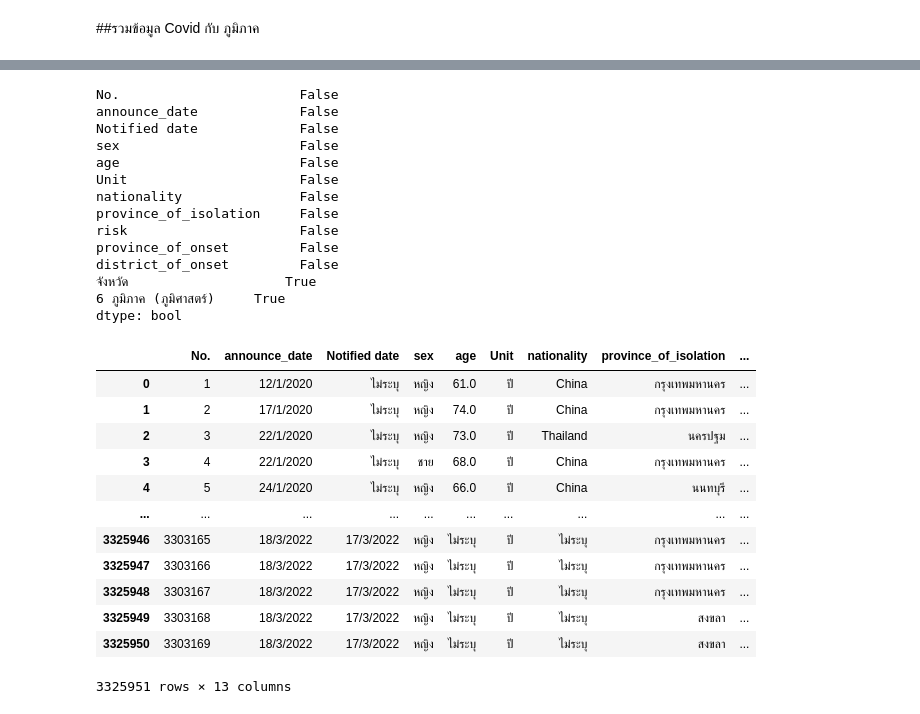
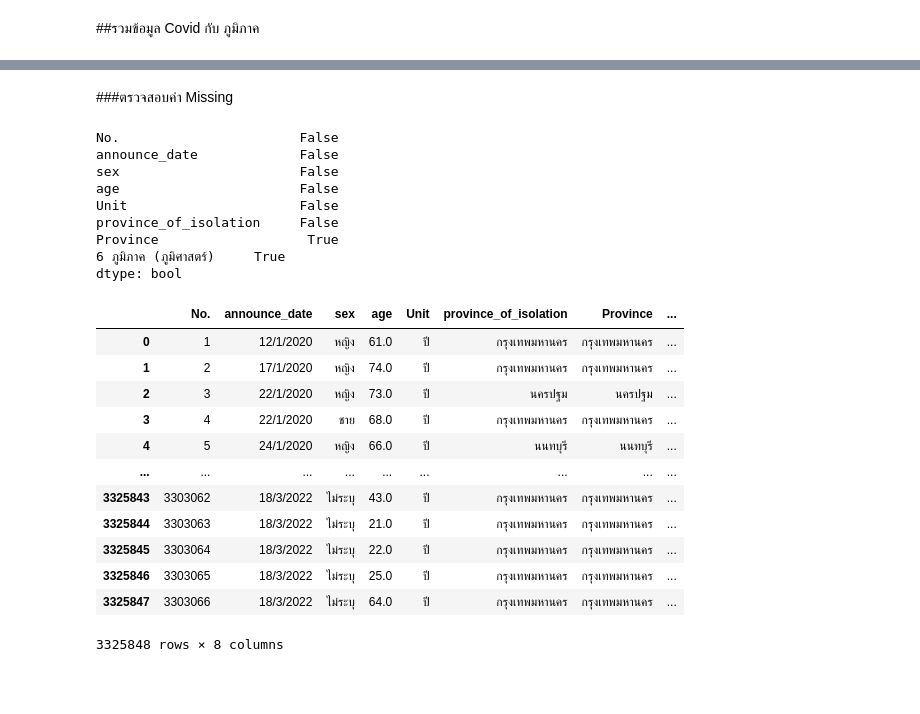
Before and after one commit to Wanita-8943/data_viz_2022, a Jupyter notebook: Project_Dinosaur.ipynb, the cells around one changed output, grey strips where cells are left out. Drawn from its saved outputs; the diff is of its cells as text; code cells hidden in the pictures; blank space fills up the shorter version.

```diff
--- a/Project_Dinosaur.ipynb
+++ b/Project_Dinosaur.ipynb
@@ -195,0 +213,3 @@ dtype: bool
+# %%
+#ทำข้อมูลให้เหมือนกัน
+Covid['province_of_isolation'].replace({'กทม':'กรุงเทพมหานคร','ขอนแก่น\xa0':'ขอนแก่น', 'ภููเก็ต':'ภูเก็ต'}, inplace=True)
@@ -195,0 +237,3 @@ dtype: bool
+# %%
+datacovid_dropped = Covid.dropna() #drop ค่าว่างออกจากตาราง
+datacovid_dropped
@@ -196,7 +256,7 @@ dtype: bool
 # %%
-data_thai = {'จังหวัด': ['อำนาจเจริญ', 'บึงกาฬ', 'บุรีรัมย์', 'ชัยภูมิ', 'กาฬสินธุ์', 'ขอนแก่น', 'เลย', 'มหาสารคาม', 'มุกดาหาร', 'นครพนม', 'นครราชสีมา', 'หนองบัวลำภู', 'หนองคาย', 'ร้อยเอ็ด', 'สกลนคร', 'ศรีสะเกษ', 'สุรินทร์', 'อุบลราชธานี', 'อุดรธานี', 'ยโสธร','เชียงใหม่', 'เชียงราย', 'ลำปาง', 'ลำพูน', 'แม่ฮ่องสอน', 'น่าน', 'พะเยา', 'แพร่', 'อุตรดิตถ์','ตาก','สุโขทัย', 'พิษณุโลก', 'พิจิตร', 'กำแพงเพชร', 'เพชรบูรณ์','นครสวรรค์', 'อุทัยธานี','อ่างทอง', 'ชัยนาท', 'พระนครศรีอยุธยา', 'กรุงเทพมหานคร', 'ลพบุรี', 'นครปฐม', 'นนทบุรี', 'ปทุมธานี', 'สมุทรปราการ','สมุทรสาคร', 'สมุทรสงคราม','สระบุรี', 'สิงห์บุรี', 'สุพรรณบุรี','นครนายก','ฉะเชิงเทรา', 'จันทบุรี', 'ชลบุรี', 'ปราจีนบุรี', 'ระยอง', 'สระแก้ว', 'ตราด','กาญจนบุรี', 'ราชบุรี','เพชรบุรี', 'ประจวบคีรีขันธ์','ชุมพร', 'นครศรีธรรมราช', 'นราธิวาส', 'ปัตตานี', 'พัทลุง', 'สงขลา', 'สุราษฎร์ธานี', 'ยะลา','กระบี่', 'พังงา', 'ภูเก็ต', 'ระนอง', 'สตูล', 'ตรัง'],
+data_region = {'Province': ['อำนาจเจริญ', 'บึงกาฬ', 'บุรีรัมย์', 'ชัยภูมิ', 'กาฬสินธุ์', 'ขอนแก่น', 'เลย', 'มหาสารคาม', 'มุกดาหาร', 'นครพนม', 'นครราชสีมา', 'หนองบัวลำภู', 'หนองคาย', 'ร้อยเอ็ด', 'สกลนคร', 'ศรีสะเกษ', 'สุรินทร์', 'อุบลราชธานี', 'อุดรธานี', 'ยโสธร','เชียงใหม่', 'เชียงราย', 'ลำปาง', 'ลำพูน', 'แม่ฮ่องสอน', 'น่าน', 'พะเยา', 'แพร่', 'อุตรดิตถ์','ตาก','สุโขทัย', 'พิษณุโลก', 'พิจิตร', 'กำแพงเพชร', 'เพชรบูรณ์','นครสวรรค์', 'อุทัยธานี','อ่างทอง', 'ชัยนาท', 'พระนครศรีอยุธยา', 'กรุงเทพมหานคร', 'ลพบุรี', 'นครปฐม', 'นนทบุรี', 'ปทุมธานี', 'สมุทรปราการ','สมุทรสาคร', 'สมุทรสงคราม','สระบุรี', 'สิงห์บุรี', 'สุพรรณบุรี','นครนายก','ฉะเชิงเทรา', 'จันทบุรี', 'ชลบุรี', 'ปราจีนบุรี', 'ระยอง', 'สระแก้ว', 'ตราด','กาญจนบุรี', 'ราชบุรี','เพชรบุรี', 'ประจวบคีรีขันธ์','ชุมพร', 'นครศรีธรรมราช', 'นราธิวาส', 'ปัตตานี', 'พัทลุง', 'สงขลา', 'สุราษฎร์ธานี', 'ยะลา','กระบี่', 'พังงา', 'ภูเก็ต', 'ระนอง', 'สตูล', 'ตรัง'],
             '6 ภูมิภาค (ภูมิศาสตร์)': ['ตะวันออกเฉียงเหนือ','ตะวันออกเฉียงเหนือ','ตะวันออกเฉียงเหนือ','ตะวันออกเฉียงเหนือ','ตะวันออกเฉียงเหนือ','ตะวันออกเฉียงเหนือ','ตะวันออกเฉียงเหนือ','ตะวันออกเฉียงเหนือ','ตะวันออกเฉียงเหนือ','ตะวันออกเฉียงเหนือ','ตะวันออกเฉียงเหนือ','ตะวันออกเฉียงเหนือ','ตะวันออกเฉียงเหนือ','ตะวันออกเฉียงเหนือ','ตะวันออกเฉียงเหนือ','ตะวันออกเฉียงเหนือ','ตะวันออกเฉียงเหนือ','ตะวันออกเฉียงเหนือ','ตะวันออกเฉียงเหนือ','ตะวันออกเฉียงเหนือ','เหนือ','เหนือ','เหนือ','เหนือ','เหนือ','เหนือ','เหนือ','เหนือ','เหนือ','ตะวันตก','กลาง','กลาง','กลาง','กลาง','กลาง','กลาง','กลาง','กลาง','กลาง','กลาง','กลาง','กลาง','กลาง','กลาง','กลาง','กลาง','กลาง','กลาง','กลาง','กลาง','กลาง','กลาง','ตะวันออก','ตะวันออก','ตะวันออก','ตะวันออก','ตะวันออก','ตะวันออก','ตะวันออก','ตะวันตก','ตะวันตก','ตะวันตก','ตะวันตก','ใต้','ใต้','ใต้','ใต้','ใต้','ใต้','ใต้','ใต้','ใต้','ใต้','ใต้','ใต้','ใต้','ใต้']
 }
-Region = pd.DataFrame.from_dict(data_thai)
-Region #แสดงตาราง Region
+data_region = pd.DataFrame.from_dict(data_region)
+data_region #แสดงตาราง Region
 # %% [output]
@@ -280,6 +348,6 @@ passenger_new
 # %% [markdown]
 ##รวมข้อมูล Covid กับ ภูมิภาค
 # %%
-Co_re = Covid.merge(Region,how='left',left_on='province_of_isolation',right_on = 'จังหวัด')
-Co_re
+covid_re = datacovid_dropped.merge(data_region,how='left',left_on='province_of_isolation',right_on = 'Province')
+covid_re
 # %% [output]
@@ -299,34 +367,31 @@ Co_re
+# %% [markdown]
+###ตรวจสอบค่า Missing
 # %%
-Co_re.isnull().any()
+covid_re.isnull().any()
 # %% [output]
 No.                       False
 announce_date             False
-Notified date             False
 sex                       False
 age                       False
 Unit                      False
-nationality               False
 province_of_isolation     False
-risk                      False
-province_of_onset         False
-district_of_onset         False
-จังหวัด                    True
+Province                   True
 6 ภูมิภาค (ภูมิศาสตร์)     True
 dtype: bool
 # %%
-Co_re = Co_re.fillna(value={'จังหวัด':'ไม่ระบุ','6 ภูมิภาค (ภูมิศาสตร์)':'ไม่ระบุ'})
-Co_re
+covid_re = covid_re.fillna(value={'จังหวัด':'ไม่ระบุ','6 ภูมิภาค (ภูมิศาสตร์)':'ไม่ระบุ'})
+covid_re
 # %% [output]
-|  | No. | announce_date | Notified date | sex | age | Unit | nationality | province_of_isolation | ... |
-| 0 | 1 | 12/1/2020 | ไม่ระบุ | หญิง | 61.0 | ปี | China | กรุงเทพมหานคร | ... |
-| 1 | 2 | 17/1/2020 | ไม่ระบุ | หญิง | 74.0 | ปี | China | กรุงเทพมหานคร | ... |
-| 2 | 3 | 22/1/2020 | ไม่ระบุ | หญิง | 73.0 | ปี | Thailand | นครปฐม | ... |
-| 3 | 4 | 22/1/2020 | ไม่ระบุ | ชาย | 68.0 | ปี | China | กรุงเทพมหานคร | ... |
-| 4 | 5 | 24/1/2020 | ไม่ระบุ | หญิง | 66.0 | ปี | China | นนทบุรี | ... |
-| ... | ... | ... | ... | ... | ... | ... | ... | ... | ... |
-| 3325946 | 3303165 | 18/3/2022 | 17/3/2022 | หญิง | ไม่ระบุ | ปี | ไม่ระบุ | กรุงเทพมหานคร | ... |
-| 3325947 | 3303166 | 18/3/2022 | 17/3/2022 | หญิง | ไม่ระบุ | ปี | ไม่ระบุ | กรุงเทพมหานคร | ... |
-| 3325948 | 3303167 | 18/3/2022 | 17/3/2022 | หญิง | ไม่ระบุ | ปี | ไม่ระบุ | กรุงเทพมหานคร | ... |
-| 3325949 | 3303168 | 18/3/2022 | 17/3/2022 | หญิง | ไม่ระบุ | ปี | ไม่ระบุ | สงขลา | ... |
-| 3325950 | 3303169 | 18/3/2022 | 17/3/2022 | หญิง | ไม่ระบุ | ปี | ไม่ระบุ | สงขลา | ... |
+|  | No. | announce_date | sex | age | Unit | province_of_isolation | Province | ... |
+| 0 | 1 | 12/1/2020 | หญิง | 61.0 | ปี | กรุงเทพมหานคร | กรุงเทพมหานคร | ... |
+| 1 | 2 | 17/1/2020 | หญิง | 74.0 | ปี | กรุงเทพมหานคร | กรุงเทพมหานคร | ... |
+| 2 | 3 | 22/1/2020 | หญิง | 73.0 | ปี | นครปฐม | นครปฐม | ... |
+| 3 | 4 | 22/1/2020 | ชาย | 68.0 | ปี | กรุงเทพมหานคร | กรุงเทพมหานคร | ... |
+| 4 | 5 | 24/1/2020 | หญิง | 66.0 | ปี | นนทบุรี | นนทบุรี | ... |
+| ... | ... | ... | ... | ... | ... | ... | ... | ... |
+| 3325843 | 3303062 | 18/3/2022 | ไม่ระบุ | 43.0 | ปี | กรุงเทพมหานคร | กรุงเทพมหานคร | ... |
+| 3325844 | 3303063 | 18/3/2022 | ไม่ระบุ | 21.0 | ปี | กรุงเทพมหานคร | กรุงเทพมหานคร | ... |
+| 3325845 | 3303064 | 18/3/2022 | ไม่ระบุ | 22.0 | ปี | กรุงเทพมหานคร | กรุงเทพมหานคร | ... |
+| 3325846 | 3303065 | 18/3/2022 | ไม่ระบุ | 25.0 | ปี | กรุงเทพมหานคร | กรุงเทพมหานคร | ... |
+| 3325847 | 3303066 | 18/3/2022 | ไม่ระบุ | 64.0 | ปี | กรุงเทพมหานคร | กรุงเทพมหานคร | ... |
-3325951 rows × 13 columns
+3325848 rows × 8 columns
```
Also changed, not shown: parts of 54 cells of this notebook.
